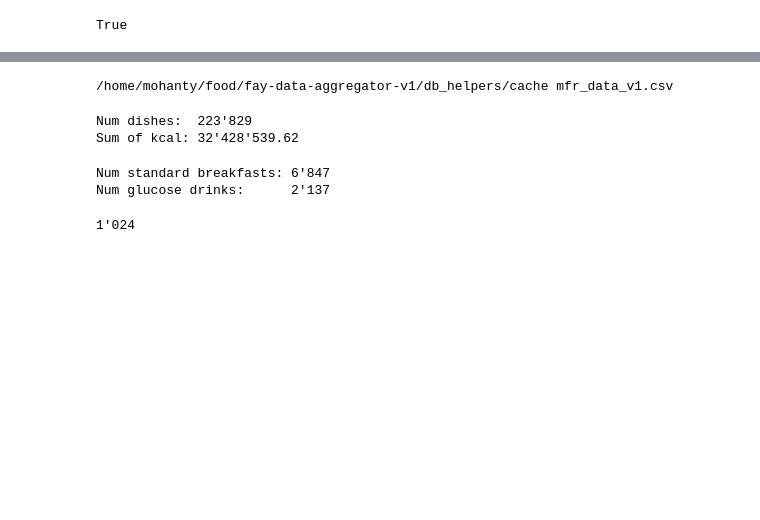
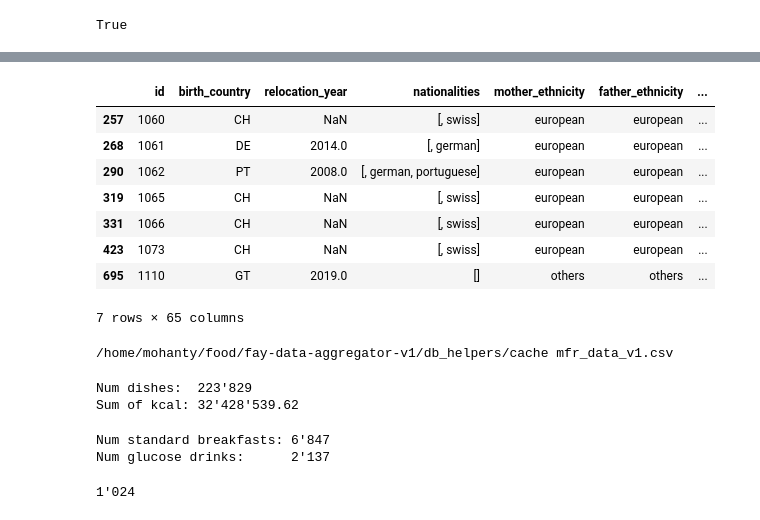
Before and after one commit to spMohanty/fay-data-aggregator-v1, a Jupyter notebook: notebooks/DataAggregator-v0.2.ipynb, the cells around one changed output, grey strips where cells are left out. Cells and saved outputs as stored; diff of their text form; code cells hidden in the pictures; blank space fills up the shorter version.

```diff
--- a/notebooks/DataAggregator-v0.2.ipynb
+++ b/notebooks/DataAggregator-v0.2.ipynb
@@ -34,0 +38,21 @@ completed_participants = db.AnalyticsDb().select("""
+# %%
+users_raw_df = db.FayDb().select("""
+    SELECT * FROM users
+""")
+users_questionnaires_df = db.FayDb().select("""
+    SELECT * FROM questionnaires
+""")
+users_df = users_raw_df[users_raw_df["id"].isin(completed_participants.id)] # Filter users to only include participants in the merged PPGR DataFrame
+users_df = users_df[["id", "age", "gender", "weight", "height", "bmi", "microbiome_tube", "wake_up", "go_sleep"]]
+print(f"Collected {len(users_df)} rows of users data.")
+
+# recalculate bmi
+users_df['bmi'] = users_df['weight'] / ((users_df['height'] / 100) ** 2)
+
+print(f'age_unavailable: {users_df["age"].isna().sum()}')
+print(f'gender_unavailable: {users_df["gender"].isna().sum()}')
+print(f'weight_unavailable: {users_df["weight"].isna().sum()}')
+print(f'height_unavailable: {users_df["height"].isna().sum()}')
+print(f'bmi_unavailable: {users_df["bmi"].isna().sum()}')
+print(f'microbiome_tube_unavailable: {users_df["microbiome_tube"].isna().sum()}')
+print(f'wake_up_unavailable: {users_df["wake_up"].isna().sum()}')
@@ -35,3 +68,17 @@ completed_participants = db.AnalyticsDb().select("""
+# %%
+users_without_age_df = users_df[users_df["age"].isna()]
+# %%
+users_questionnaires_df[users_questionnaires_df["id"].isin(users_without_age_df.id)]
+# %% [output]
+|  | id | birth_country | relocation_year | nationalities | mother_ethnicity | father_ethnicity | ... |
+| 257 | 1060 | CH | NaN | [, swiss] | european | european | ... |
+| 268 | 1061 | DE | 2014.0 | [, german] | european | european | ... |
+| 290 | 1062 | PT | 2008.0 | [, german, portuguese] | european | european | ... |
+| 319 | 1065 | CH | NaN | [, swiss] | european | european | ... |
+| 331 | 1066 | CH | NaN | [, swiss] | european | european | ... |
+| 423 | 1073 | CH | NaN | [, swiss] | european | european | ... |
+| 695 | 1110 | GT | 2019.0 | [] | others | others | ... |
+7 rows × 65 columns
 # %%
 mfr_data = ds.Data.get_dishes()
 
```
Also changed, not shown: parts of 7 cells of this notebook, 1 other file.
